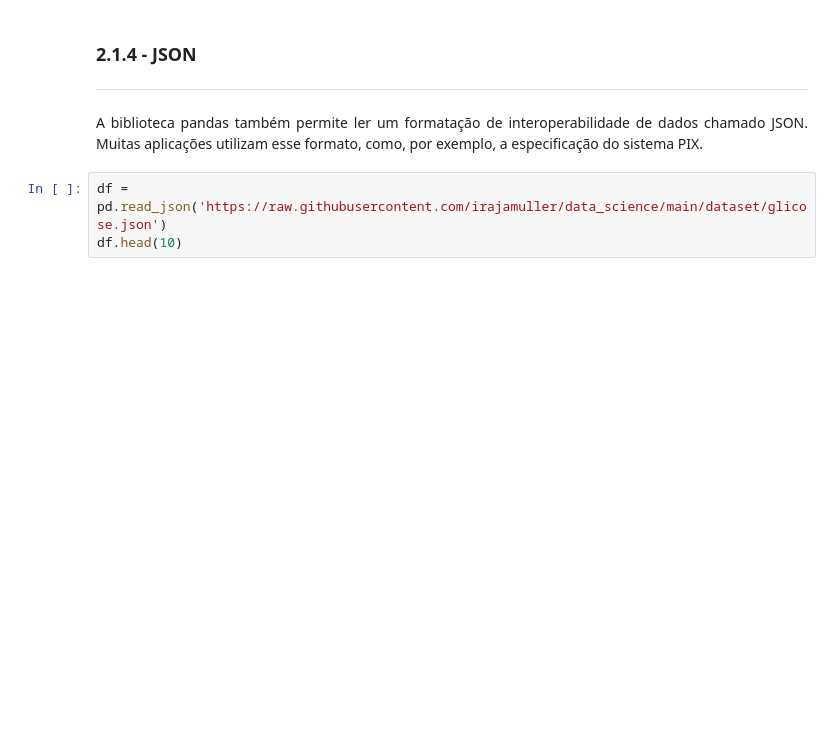
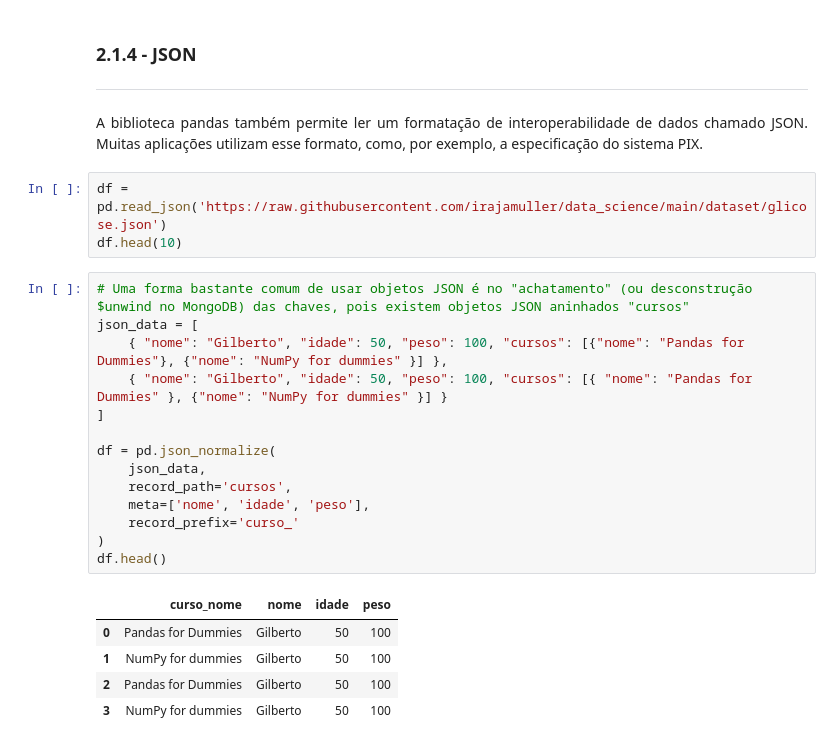
Before and after one commit to irajamuller/data_science, a Jupyter notebook: Preparação_de_Dados.ipynb, the cells around one changed output. Drawn from its saved outputs; the diff is of its cells as text; blank space fills up the shorter version.

```diff
--- a/Preparação_de_Dados.ipynb
+++ b/Preparação_de_Dados.ipynb
@@ -307,3 +307,23 @@ A biblioteca pandas também permite ler um formatação de interoperabilidade de
 # %%
 df = pd.read_json('https://raw.githubusercontent.com/irajamuller/data_science/main/dataset/glicose.json')
 df.head(10)
+# %%
+# Uma forma bastante comum de usar objetos JSON é no "achatamento" (ou desconstrução $unwind no MongoDB) das chaves, pois existem objetos JSON aninhados "cursos"
+json_data = [
+    { "nome": "Gilberto", "idade": 50, "peso": 100, "cursos": [{"nome": "Pandas for Dummies"}, {"nome": "NumPy for dummies" }] },
+    { "nome": "Gilberto", "idade": 50, "peso": 100, "cursos": [{ "nome": "Pandas for Dummies" }, {"nome": "NumPy for dummies" }] }
+]
+
+df = pd.json_normalize(
+    json_data,
+    record_path='cursos',
+    meta=['nome', 'idade', 'peso'],
+    record_prefix='curso_'
+)
+df.head()
+# %% [output]
+|  | curso_nome | nome | idade | peso |
+| 0 | Pandas for Dummies | Gilberto | 50 | 100 |
+| 1 | NumPy for dummies | Gilberto | 50 | 100 |
+| 2 | Pandas for Dummies | Gilberto | 50 | 100 |
+| 3 | NumPy for dummies | Gilberto | 50 | 100 |
```
Also changed, not shown: parts of 1 cell of this notebook.
